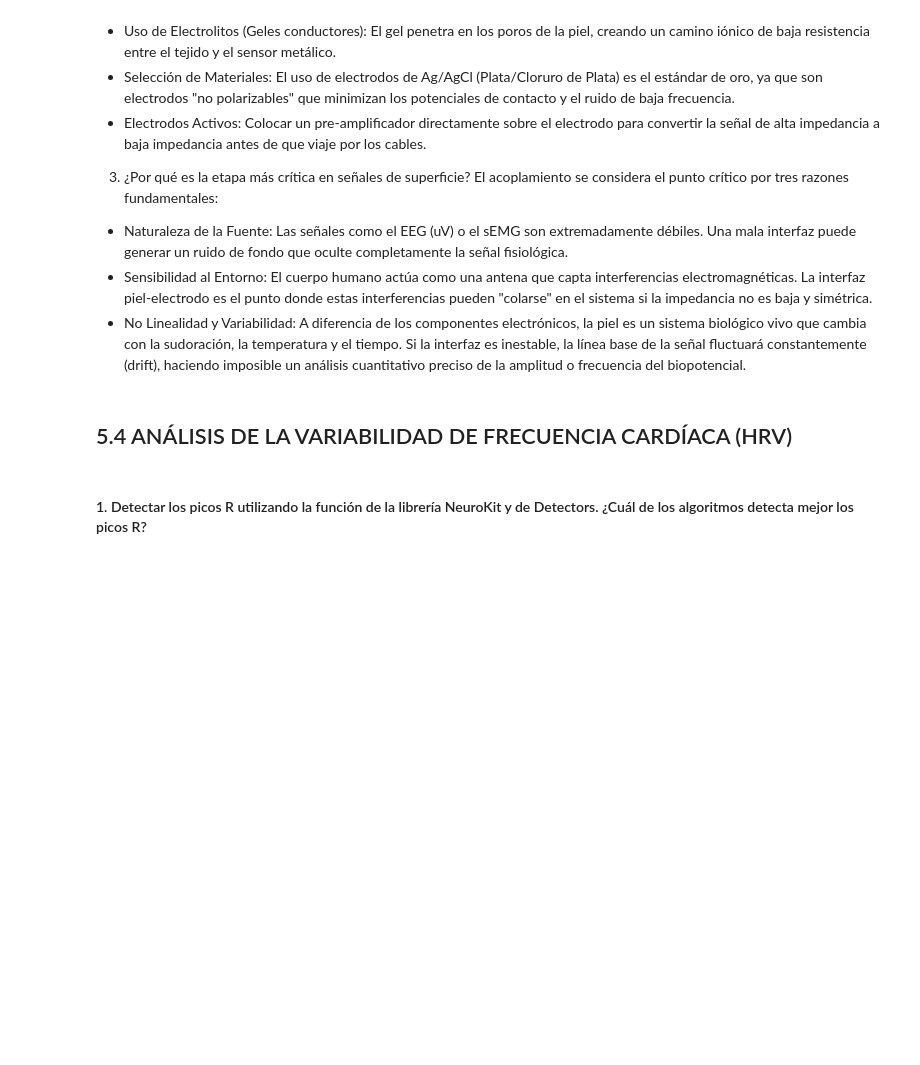
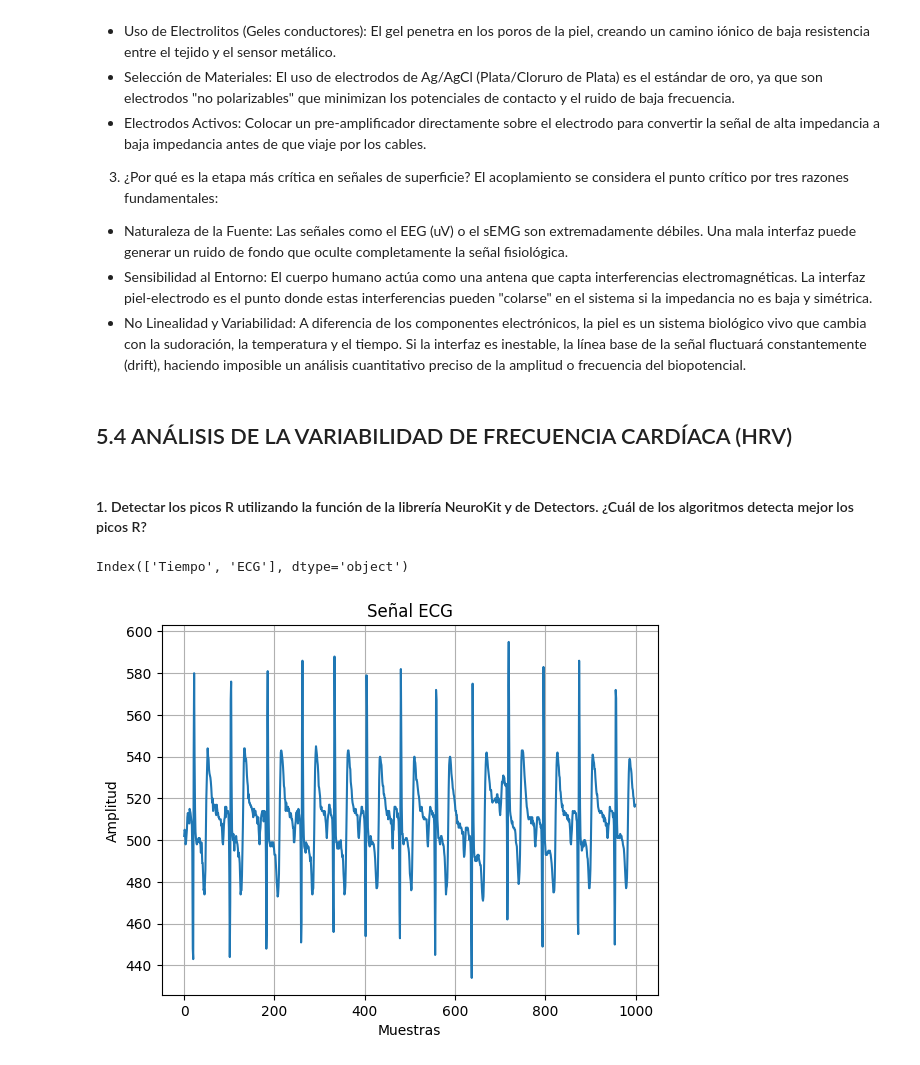
Before and after one commit to mariacamilato/Practica_4_Biosenales, a Jupyter notebook: IntroducciónBiopotenciales.ipynb, the cells around one changed output. Cells and saved outputs as stored; diff of their text form; code cells hidden in the pictures; blank space fills up the shorter version.

```diff
--- a/IntroducciónBiopotenciales.ipynb
+++ b/IntroducciónBiopotenciales.ipynb
@@ -61,3 +61,27 @@ El acoplamiento se considera el punto crítico por tres razones fundamentales:
 ## 5.4 ANÁLISIS DE LA VARIABILIDAD DE FRECUENCIA CARDÍACA (HRV)
 # %% [markdown]
 #### 1. Detectar los picos R utilizando la función de la librería NeuroKit y de  Detectors. ¿Cuál de los algoritmos detecta mejor los picos R?
+# %%
+import pandas as pd
+import matplotlib.pyplot as plt
+
+# Cargar archivo
+data = pd.read_csv("senal_ekg_tiempo.csv")
+
+# Ver columnas (para que sepas cómo se llama tu señal)
+print(data.columns)
+
+# Selecciona tu señal (cambia "ecg" por el nombre real)
+ecg = data["ECG"]
+
+# Graficar
+plt.figure()
+plt.plot(ecg)
+plt.title("Señal ECG")
+plt.xlabel("Muestras")
+plt.ylabel("Amplitud")
+plt.grid()
+plt.show()
+# %% [output]
+Index(['Tiempo', 'ECG'], dtype='object')
+[figure, added]
```
Also changed, not shown: 1 other file.
